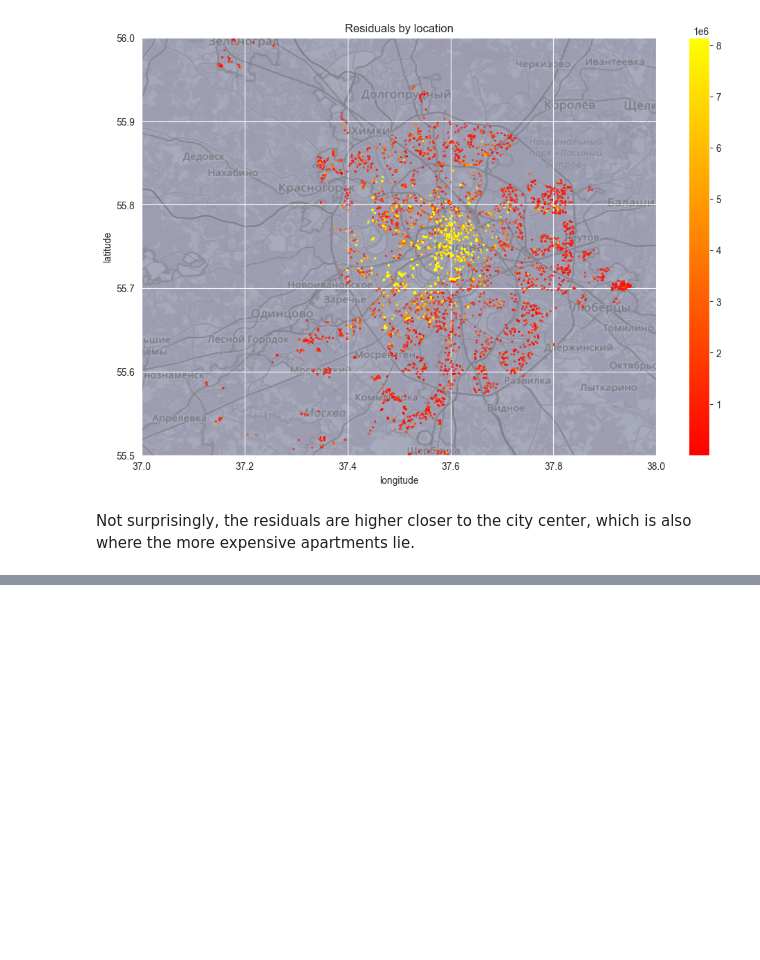
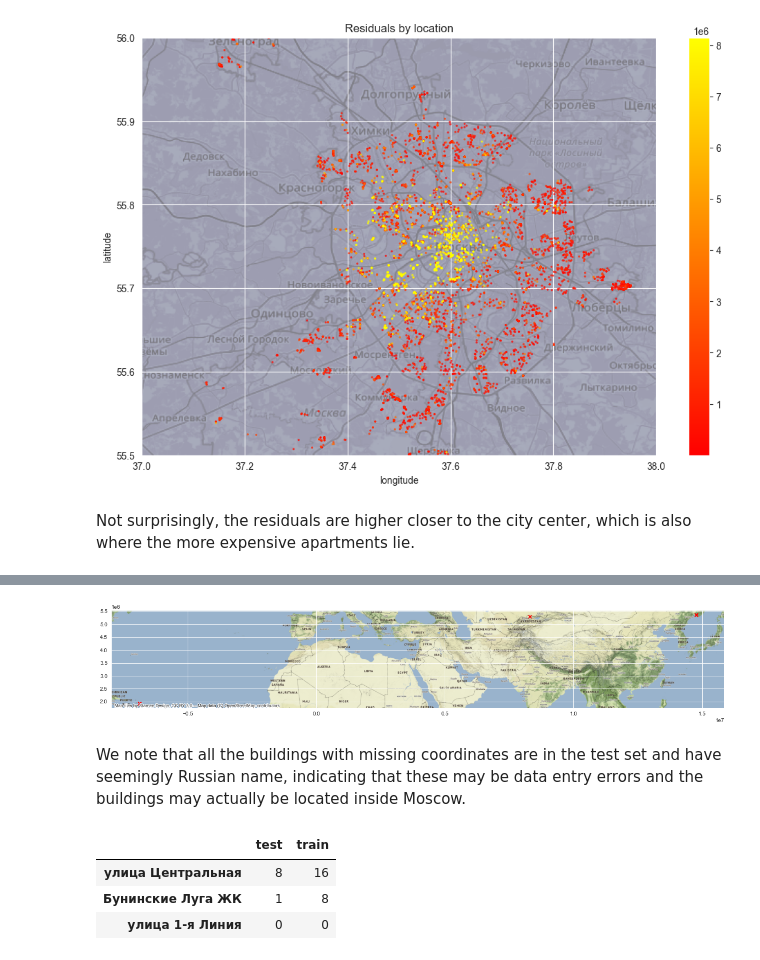
Before and after one commit to jimoskar/ml, a Jupyter notebook: project/long_notebook.ipynb, the cells around one changed output, grey strips where cells are left out. Cells and saved outputs as stored; diff of their text form; code cells hidden in the pictures; blank space fills up the shorter version.

Commit message:
Add data cleaning

```diff
--- a/project/long_notebook.ipynb
+++ b/project/long_notebook.ipynb
@@ -274,0 +325,7 @@ Not surprisingly, the residuals are higher closer to the city center, which is a
+# %%
+# Find other buildings on the same street
+street = buildings[~no_coords & (buildings.street == "пос. Коммунарка")]
+street[[
+    "split", "latitude", "longitude", "district", "street", "address",
+    "constructed", "material", "stories"
+]]
@@ -274,0 +345,7 @@ Not surprisingly, the residuals are higher closer to the city center, which is a
+# %%
+# Set the location and district for the building with missing coordinates
+buildings.loc[no_coords, "latitude"] = street.latitude.mean()
+buildings.loc[no_coords, "longitude"] = street.longitude.mean()
+buildings.loc[no_coords, "district"] = street.district.mode()[0]
+
+print("There are now", (buildings.latitude.isna() | buildings.longitude.isna()).sum(), "buildings with missing coordinates.")
@@ -274,0 +356,14 @@ Not surprisingly, the residuals are higher closer to the city center, which is a
+# %%
+# The coordinates of the southwest and northeast corners of a rectangle approximately encompassing Moscow
+MOSCOW_SW_LAT = 55.101131
+MOSCOW_SW_LON = 36.754394
+MOSCOW_NE_LAT = 56.117476
+MOSCOW_NE_LON = 38.218283
+# %%
+# Find all buildings with coordinates outside of Moscow
+outside = (((buildings.latitude < MOSCOW_SW_LAT) | (buildings.latitude > MOSCOW_NE_LAT))
+          & ((buildings.longitude < MOSCOW_SW_LON) | (buildings.longitude > MOSCOW_NE_LON)))
+buildings[outside][[
+    "split", "latitude", "longitude", "district", "street", "address",
+    "constructed", "material", "stories"
+]]
@@ -274,0 +378,37 @@ Not surprisingly, the residuals are higher closer to the city center, which is a
+# %%
+# Plot the buildings outside of Moscow on a map
+ax = buildings[outside].to_crs(epsg=3857).plot(figsize=(20, 10), marker="x", color="r")
+cx.add_basemap(ax)
+# %% [output]
+[figure, added]
+# %% [markdown]
+We note that all the buildings with missing coordinates are in the test set and have seemingly Russian name, indicating that these may be data entry errors and the buildings may actually be located inside Moscow.
+# %%
+# Find the number of buildings in the dataset on the same street
+streets = buildings[outside].street.unique()
+pd.DataFrame(
+    index=streets,
+    data={
+        "test": map(
+            lambda street: len(buildings[
+                ~outside
+                & (buildings.split == "test")
+                & (buildings.street == street)
+            ]),
+            streets
+        ),
+        "train": map(
+            lambda street: len(buildings[
+                ~outside
+                & (buildings.split == "train")
+                & (buildings.street == street)
+            ]),
+            streets
+        ),
+    },
+)
+# %% [output]
+|  | test | train |
+| улица Центральная | 8 | 16 |
+| Бунинские Луга ЖК | 1 | 8 |
+| улица 1-я Линия | 0 | 0 |
```
Also changed, not shown: parts of 62 cells of this notebook.
